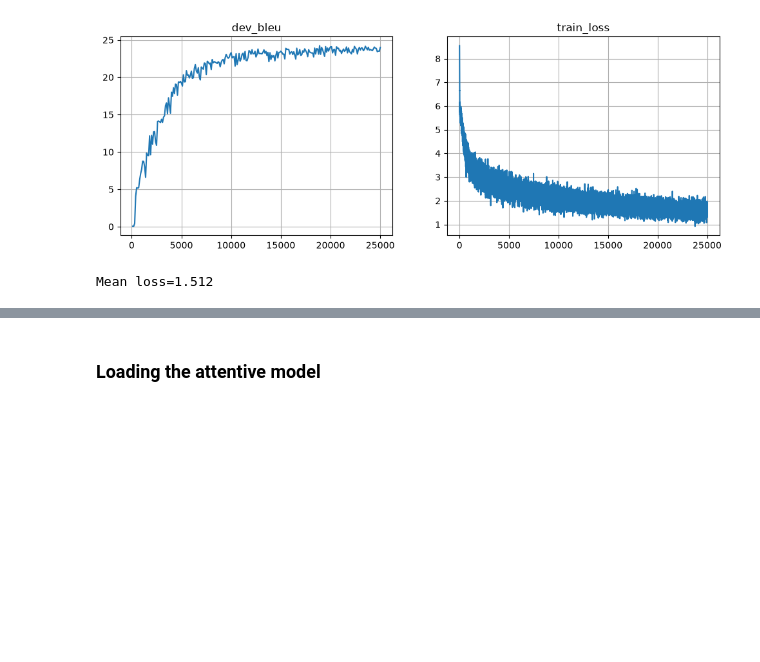
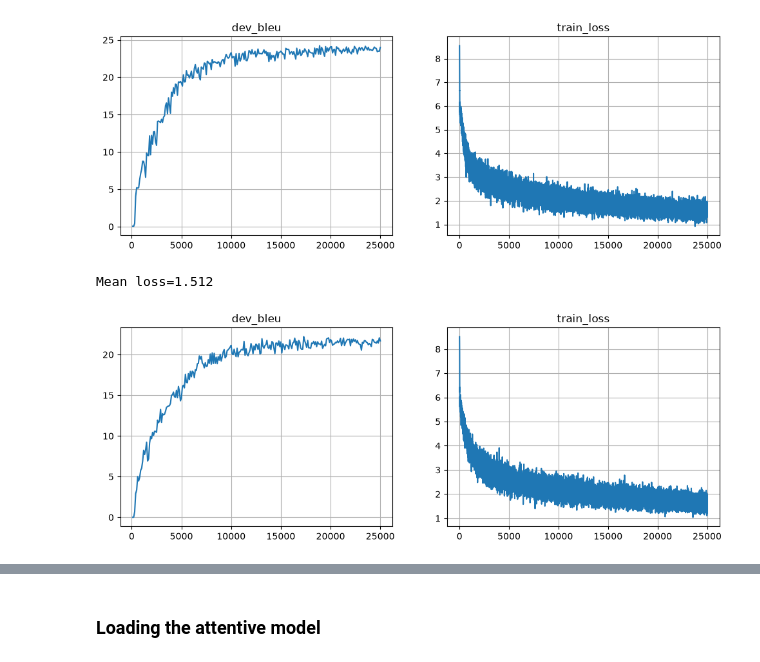
Before and after one commit to AjnoEO/ysda_nlp_course, a Jupyter notebook: week03_attention/new_practice_and_homework.ipynb, the cells around one changed output, grey strips where cells are left out. Cells and saved outputs as stored; diff of their text form; code cells hidden in the pictures; blank space fills up the shorter version.

```diff
--- a/week03_attention/new_practice_and_homework.ipynb
+++ b/week03_attention/new_practice_and_homework.ipynb
@@ -179,10 +179,10 @@ class BasicModel(nn.Module):
         self.dec0 = nn.GRUCell(emb_size, hid_size)
         self.logits = nn.Linear(hid_size, len(out_voc))
 
-    def forward(self, inp, out):
+    def forward(self, inp, out, **flags):
         """ Apply model in training mode """
-        initial_state = self.encode(inp)
-        return self.decode(initial_state, out)
+        initial_state = self.encode(inp, **flags)
+        return self.decode(initial_state, out, **flags)
 
 
     def encode(self, inp: torch.Tensor, **flags):
@@ -253,7 +253,7 @@ class BasicModel(nn.Module):
 
     def translate_lines(self, inp_lines, **kwargs) -> tuple[list[str], list[list[torch.Tensor]]]:
         inp = self.inp_voc.to_matrix(inp_lines).to(device)
-        initial_state = self.encode(inp)
+        initial_state = self.encode(inp, **kwargs)
         out_ids, states = self.decode_inference(initial_state, **kwargs)
         return self.out_voc.to_lines(out_ids.cpu().numpy()), states
 # %%
@@ -315,7 +315,7 @@ def compute_loss(model: BasicModel, inp, out, **flags):
     targets_1hot = F.one_hot(out, len(model.out_voc)).to(torch.float32)
 
     # outputs of the model, [batch_size, out_len, num_tokens]
-    logits_seq = model.forward(inp, out)
+    logits_seq = model.forward(inp, out, **flags)
 
     # log-probabilities of all tokens at all steps, [batch_size, out_len, num_tokens]
     logprobs_seq = F.log_softmax(logits_seq, dim=-1)
@@ -376,7 +376,7 @@ from tqdm import tqdm, trange
 model = BasicModel(inp_voc, out_voc).to(device)
 opt = torch.optim.Adam(model.parameters(), lr=1e-3)
 # %%
-def training_loop(model: BasicModel, opt: torch.optim.Optimizer, batch_size: int = 32, iterations: int = 25_000):
+def training_loop(model: BasicModel, opt: torch.optim.Optimizer, batch_size: int = 32, iterations: int = 25_000, **flags):
     metrics = {'train_loss': [], 'dev_bleu': [] }
     for _ in trange(iterations):
         step = len(metrics['train_loss']) + 1
@@ -384,7 +384,7 @@ def training_loop(model: BasicModel, opt: torch.optim.Optimizer, batch_size: int
         batch_inp = inp_voc.to_matrix(train_inp[batch_ix]).to(device)
         batch_out = out_voc.to_matrix(train_out[batch_ix]).to(device)
 
-        loss_t = compute_loss(model, batch_inp, batch_out)
+        loss_t = compute_loss(model, batch_inp, batch_out, **flags)
         opt.zero_grad()
         loss_t.backward()
         opt.step()
@@ -566,7 +566,10 @@ class AttentiveModel(BasicModel):
         lengths = enc_mask.to(torch.int64).sum(dim=1).clamp_max(inp.shape[1] - 1)
         last_state = enc_seq[torch.arange(len(enc_seq)), lengths]
 
-        init_dec_state = self.dec_start(last_state)
+        if flags.get('zero_init_dec_state'):
+            init_dec_state = torch.zeros_like(last_state)
+        else:
+            init_dec_state = self.dec_start(last_state)
 
         # apply attention layer from initial decoder hidden state
         _, first_probas = self.attention.forward(enc_seq, init_dec_state, enc_mask)
@@ -614,3 +617,8 @@ metrics = training_loop(attn_model, opt)
 Mean loss=1.512
 # %%
 torch.save(attn_model.state_dict(), DATA_DIR / "attn.pth")
+# %%
+# С занулением начального состояния декодера
+metrics = training_loop(attn_model, opt, zero_init_dec_state=True)
+# %% [output]
+[figure, added]
```
Also changed, not shown: parts of 11 cells of this notebook, 5 other files.
